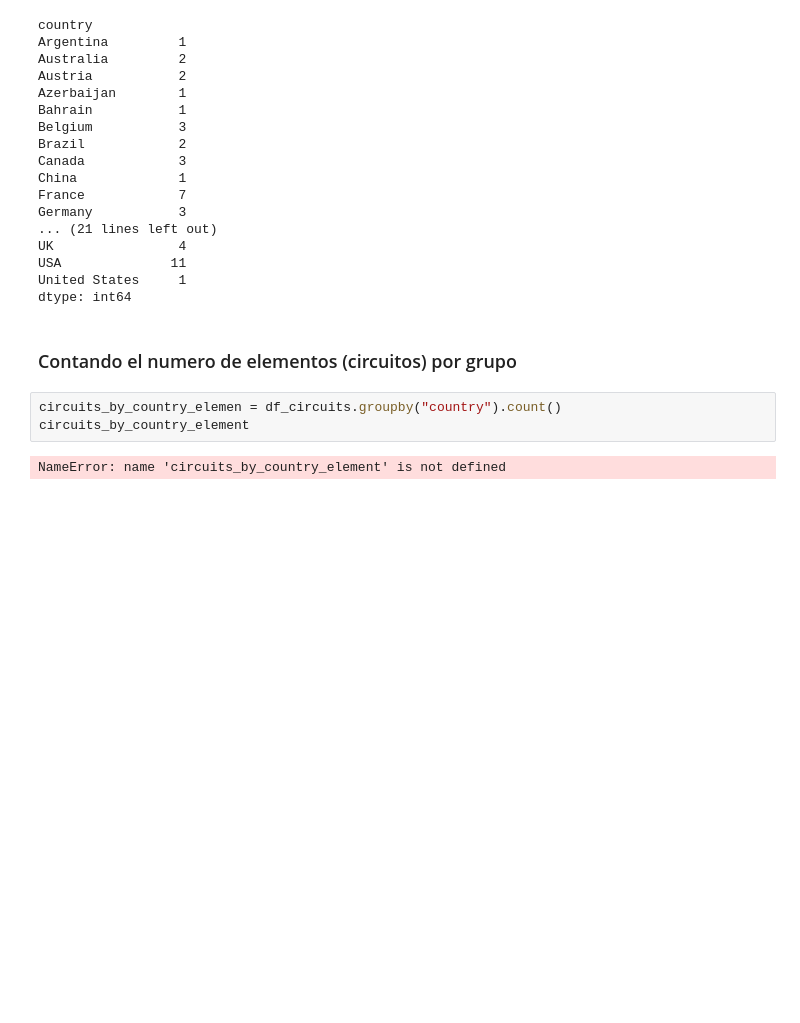
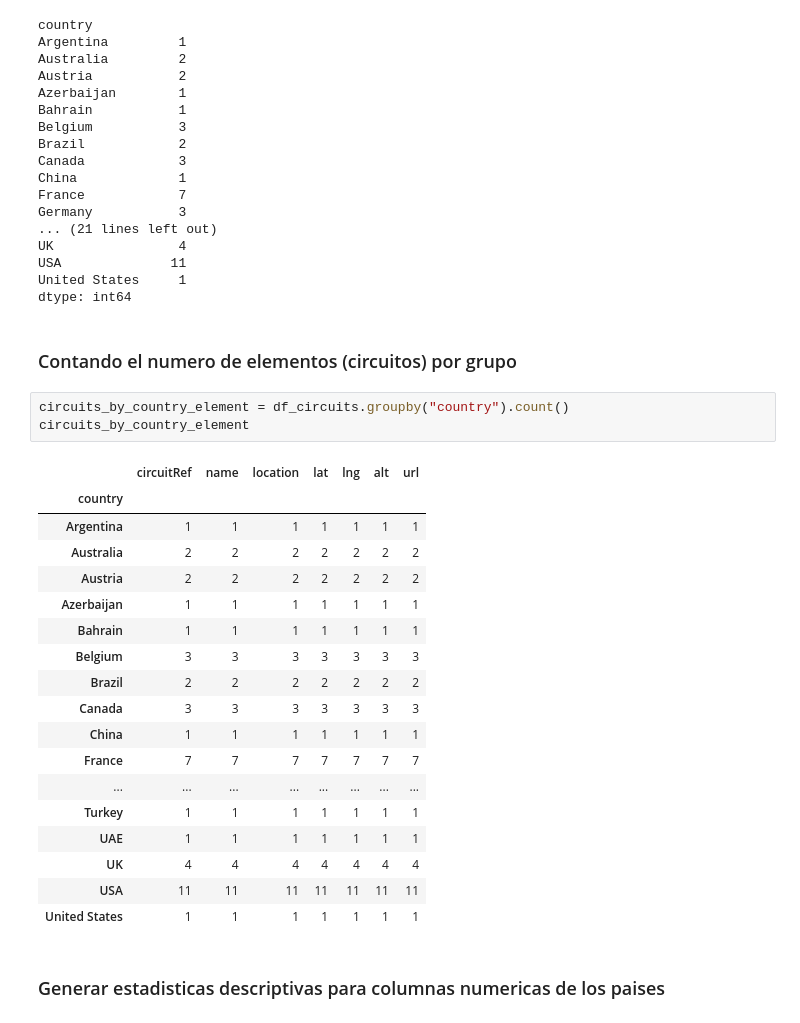
Before and after one commit to DervisMartinez/data-analysis-pandas, a Jupyter notebook: notebooks/Formula 1 World Championship (1950 - 2024).ipynb, the cells around one changed output. Drawn from its saved outputs; the diff is of its cells as text; blank space fills up the shorter version.

```diff
--- a/notebooks/Formula 1 World Championship (1950 - 2024).ipynb
+++ b/notebooks/Formula 1 World Championship (1950 - 2024).ipynb
@@ -56,7 +56,26 @@ dtype: int64
 # %% [markdown]
 ### Contando el numero de elementos (circuitos) por grupo
 # %%
-circuits_by_country_elemen = df_circuits.groupby("country").count()
+circuits_by_country_element = df_circuits.groupby("country").count()
 circuits_by_country_element
 # %% [output]
-NameError: name 'circuits_by_country_element' is not defined
+|  | circuitRef | name | location | lat | lng | alt | url |
+| country |  |  |  |  |  |  |  |
+| Argentina | 1 | 1 | 1 | 1 | 1 | 1 | 1 |
+| Australia | 2 | 2 | 2 | 2 | 2 | 2 | 2 |
+| Austria | 2 | 2 | 2 | 2 | 2 | 2 | 2 |
+| Azerbaijan | 1 | 1 | 1 | 1 | 1 | 1 | 1 |
+| Bahrain | 1 | 1 | 1 | 1 | 1 | 1 | 1 |
+| Belgium | 3 | 3 | 3 | 3 | 3 | 3 | 3 |
+| Brazil | 2 | 2 | 2 | 2 | 2 | 2 | 2 |
+| Canada | 3 | 3 | 3 | 3 | 3 | 3 | 3 |
+| China | 1 | 1 | 1 | 1 | 1 | 1 | 1 |
+| France | 7 | 7 | 7 | 7 | 7 | 7 | 7 |
+| ... | ... | ... | ... | ... | ... | ... | ... |
+| Turkey | 1 | 1 | 1 | 1 | 1 | 1 | 1 |
+| UAE | 1 | 1 | 1 | 1 | 1 | 1 | 1 |
+| UK | 4 | 4 | 4 | 4 | 4 | 4 | 4 |
+| USA | 11 | 11 | 11 | 11 | 11 | 11 | 11 |
+| United States | 1 | 1 | 1 | 1 | 1 | 1 | 1 |
+# %% [markdown]
+### Generar estadisticas descriptivas para columnas numericas de los paises
```
Also changed, not shown: parts of 9 cells of this notebook.
